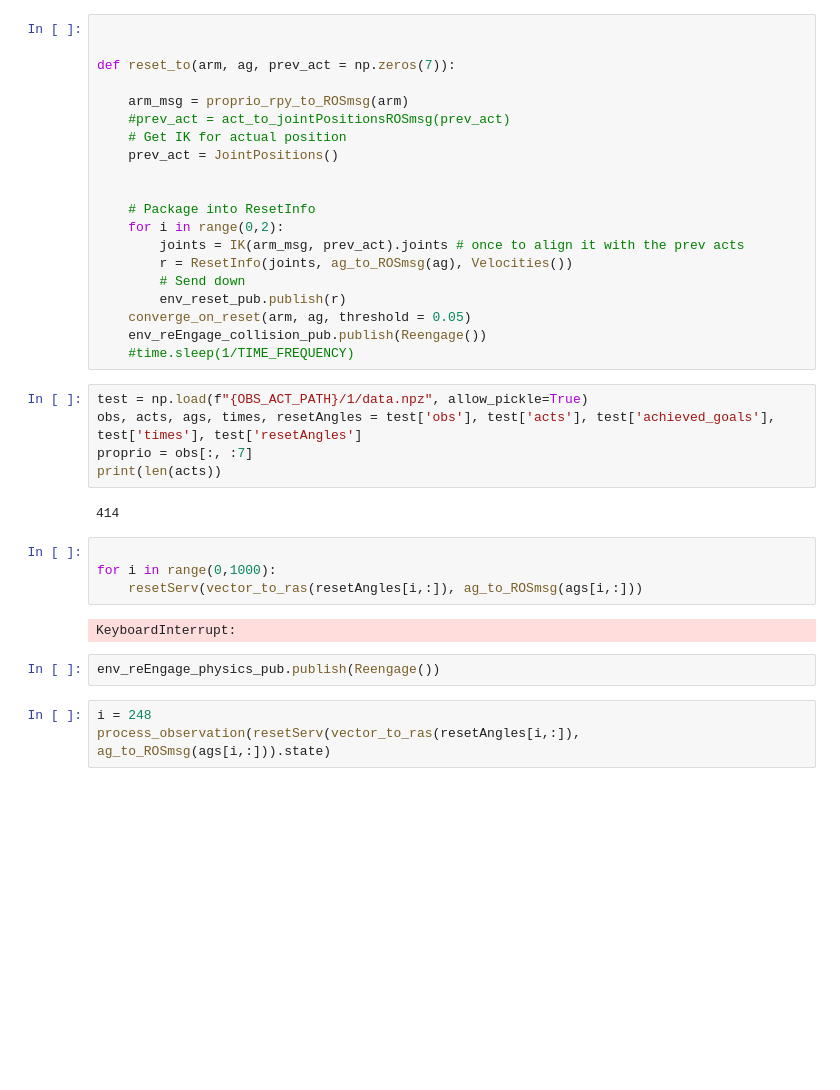
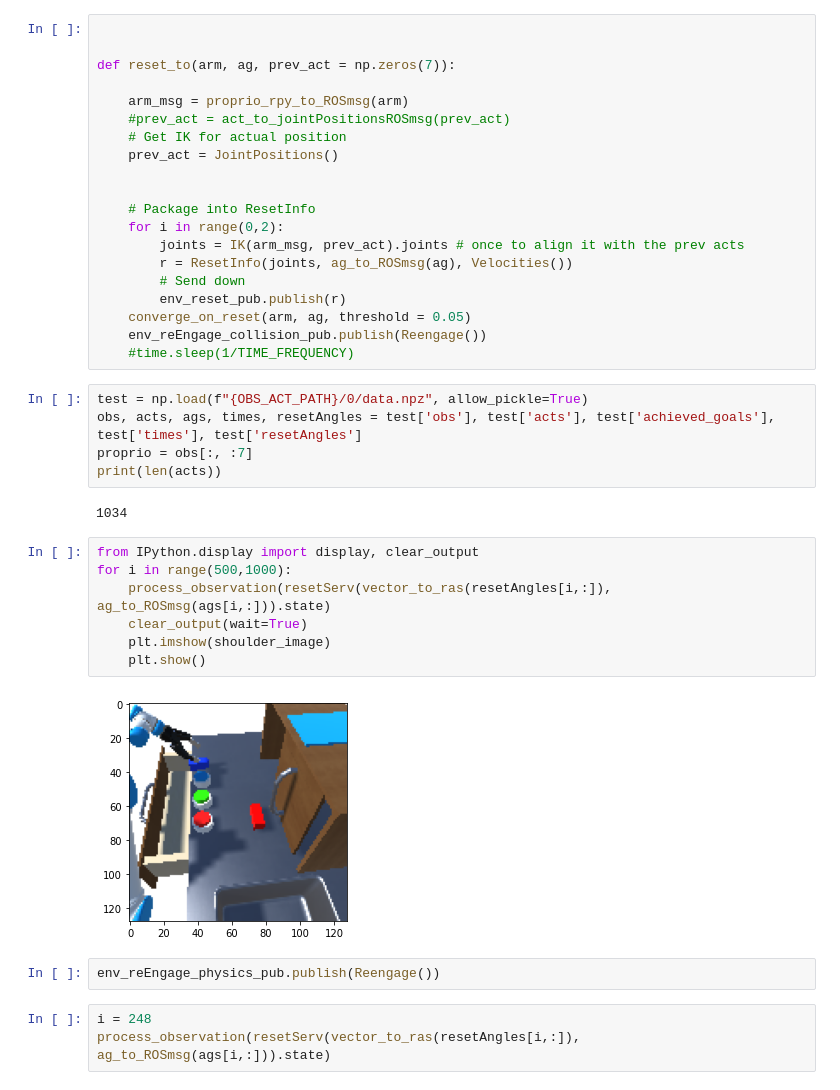
Before and after one commit to sholtodouglas/unity_robotics_env, a Jupyter notebook: robotics_demo/scripts/ControlCentre.ipynb, the cells around one changed output. Cells and saved outputs as stored; diff of their text form; blank space fills up the shorter version.

```diff
--- a/robotics_demo/scripts/ControlCentre.ipynb
+++ b/robotics_demo/scripts/ControlCentre.ipynb
@@ -171,20 +171,23 @@ def reset_to(arm, ag, prev_act = np.zeros(7)):
     env_reEngage_collision_pub.publish(Reengage())
     #time.sleep(1/TIME_FREQUENCY)
 # %%
-test = np.load(f"{OBS_ACT_PATH}/1/data.npz", allow_pickle=True)
+test = np.load(f"{OBS_ACT_PATH}/0/data.npz", allow_pickle=True)
 obs, acts, ags, times, resetAngles = test['obs'], test['acts'], test['achieved_goals'], test['times'], test['resetAngles']
 proprio = obs[:, :7]
 print(len(acts))
 # %% [output]
-414
+1034
 # %%
-
-for i in range(0,1000):
-    resetServ(vector_to_ras(resetAngles[i,:]), ag_to_ROSmsg(ags[i,:]))
+from IPython.display import display, clear_output
+for i in range(500,1000):
+    process_observation(resetServ(vector_to_ras(resetAngles[i,:]), ag_to_ROSmsg(ags[i,:])).state)
+    clear_output(wait=True)
+    plt.imshow(shoulder_image)
+    plt.show()
 # %% [output]
-KeyboardInterrupt:
+[figure, added]
-# %%
-env_reEngage_physics_pub.publish(Reengage())
+# %%
+env_reEngage_physics_pub.publish(Reengage())
 # %%
 i = 248
 process_observation(resetServ(vector_to_ras(resetAngles[i,:]), ag_to_ROSmsg(ags[i,:])).state)
```
Also changed, not shown: 7 other files.
